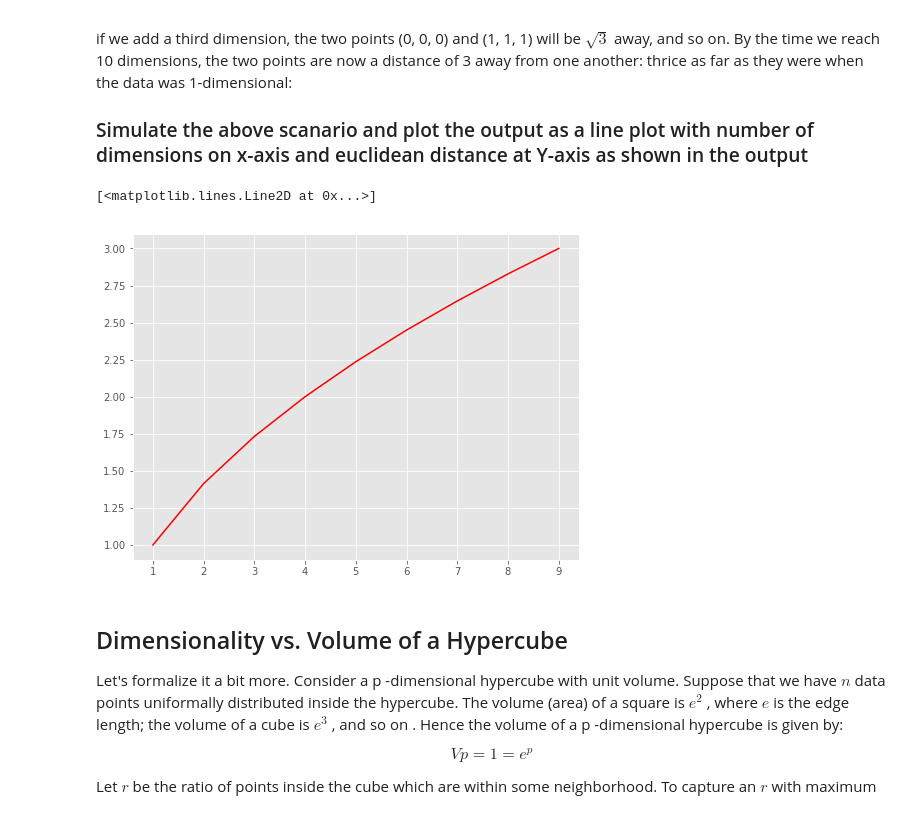
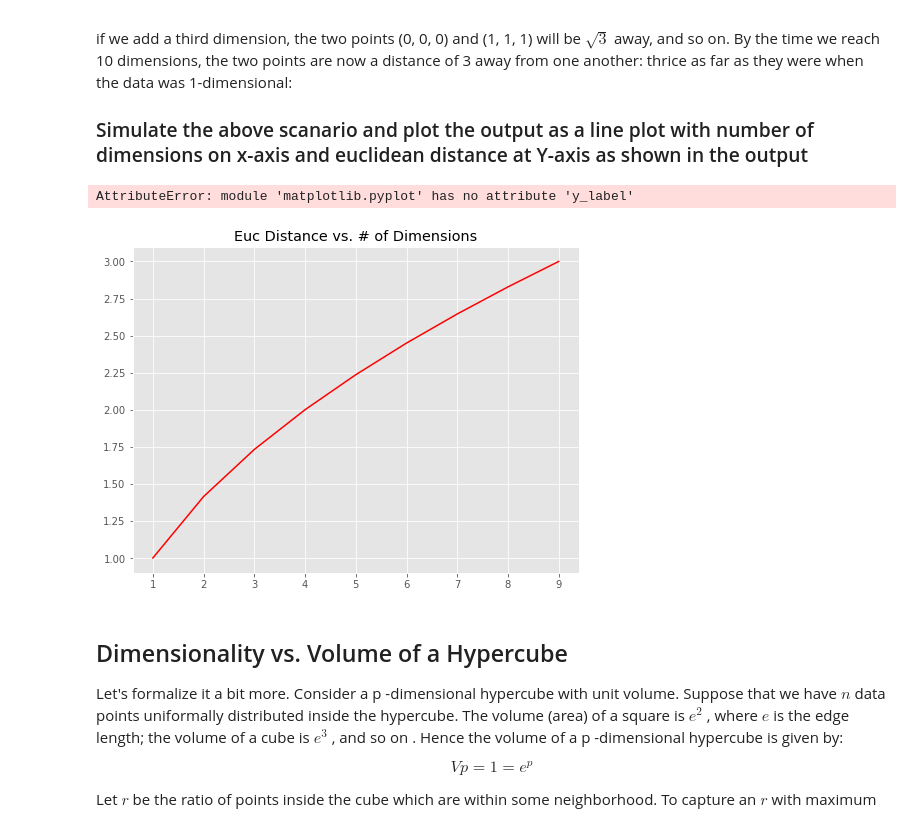
Before and after one commit to elenasm7/dsc-3-34-03-curse-of-dimensionality-simulation-lab-nyc-ds-career-012819, a Jupyter notebook: index.ipynb, the cells around one changed output. Saved outputs shown, nothing was run; the diff lists cells and outputs as text; code cells hidden in the pictures.

```diff
--- a/index.ipynb
+++ b/index.ipynb
@@ -42,28 +42,28 @@ if we add a third dimension, the two points (0, 0, 0) and (1, 1, 1) will be $\sq
 # %%
 # Your code here
 import numpy as np
 import matplotlib.pyplot as plt
 from scipy.spatial import distance
 %matplotlib inline
 
 x_axis = np.linspace(1,9,9)
 dist = []
 
 for i in range(1,10):
     y = [1]*i
     x = [0]*i
     dist.append(distance.euclidean(x, y))
 
 fig = plt.figure(figsize=(8,6))
 plt.style.use('ggplot')
 plt.plot(x_axis,dist,color='r')
 plt.title('Euc Distance vs. # of Dimensions')
 plt.y_label('distance')
-plt.x_label('%')
+plt.x_label('# of dimensions')
 # print(x_axis,dist)
 # %% [output]
-[<matplotlib.lines.Line2D at 0x...>]
+AttributeError: module 'matplotlib.pyplot' has no attribute 'y_label'
-[figure, old version]
+[figure, new version]
 # %% [markdown]
 ## Dimensionality vs. Volume of a Hypercube
 Let's formalize it a bit more. Consider a  p -dimensional hypercube with unit volume. Suppose that we have $n$  data points uniformally distributed inside the hypercube. The volume (area) of a square is  $e^2$ , where  $e$  is the edge length; the volume of a cube is  $e^3$ , and so on . Hence the volume of a  p -dimensional hypercube is given by:
```
